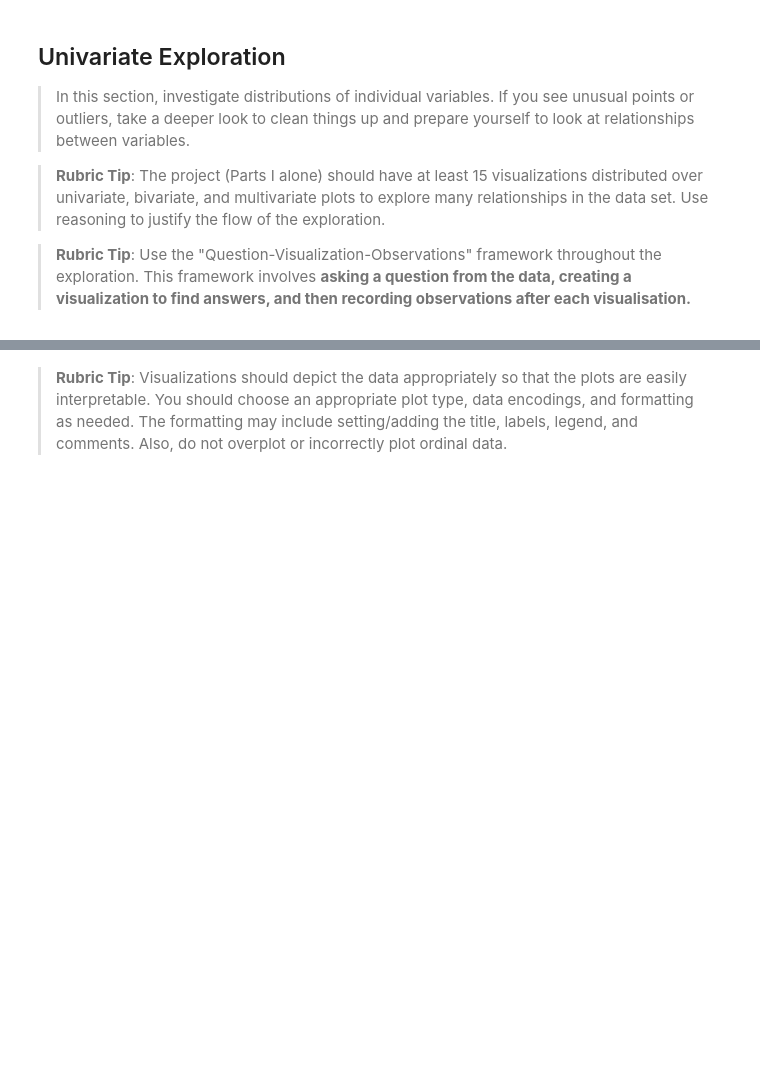
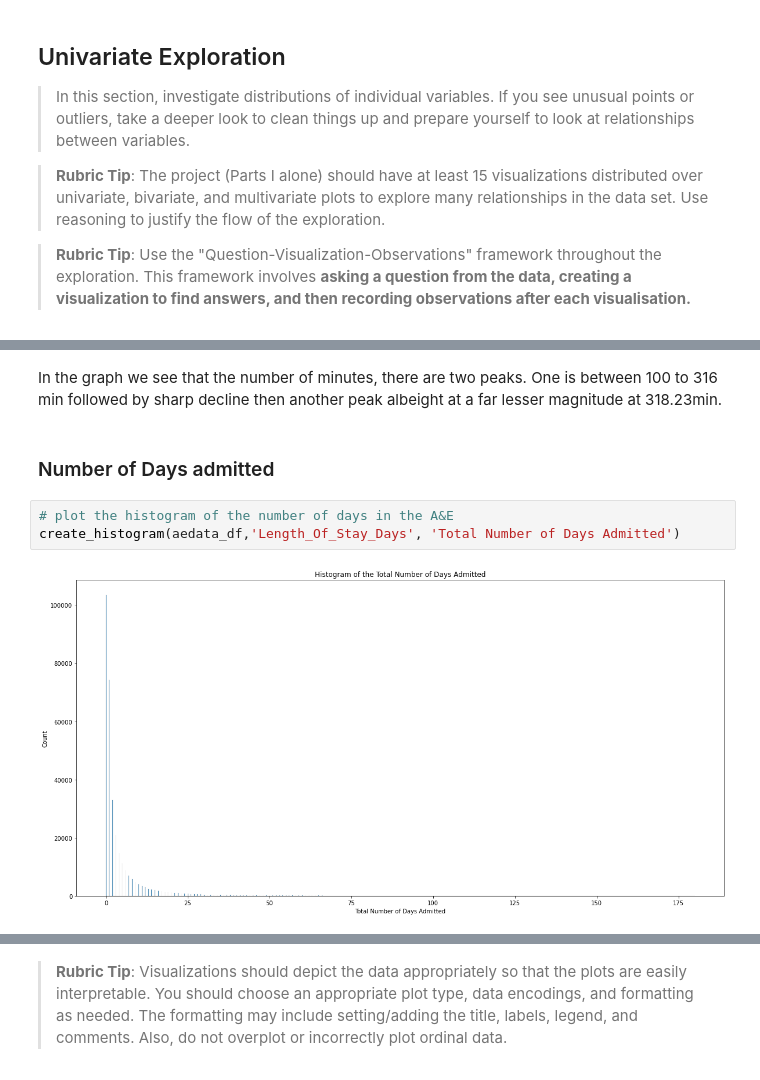
Before and after one commit to biogear13/A-E_admitted_Synthetic_Data, a Jupyter notebook: AandE_admission_EA.ipynb, the cells around one changed output, grey strips where cells are left out. Cells and saved outputs as stored; diff of their text form; blank space fills up the shorter version.

```diff
--- a/AandE_admission_EA.ipynb
+++ b/AandE_admission_EA.ipynb
@@ -267,0 +370,9 @@ and prepare yourself to look at relationships between variables.
+# %% [markdown]
+In the graph we see that the number of minutes, there are two peaks. One is between 100 to 316 min followed by sharp decline then another peak albeight at a far lesser magnitude at 318.23min.
+# %% [markdown]
+### Number of Days admitted
+# %%
+# plot the histogram of the number of days in the A&E
+create_histogram(aedata_df,'Length_Of_Stay_Days', 'Total Number of Days Admitted')
+# %% [output]
+[figure, added]
```
Also changed, not shown: parts of 45 cells of this notebook.
